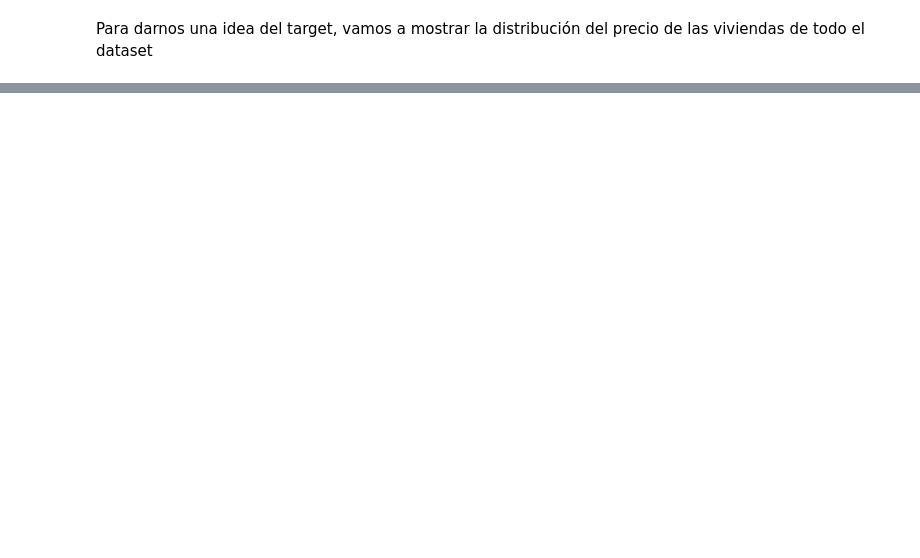
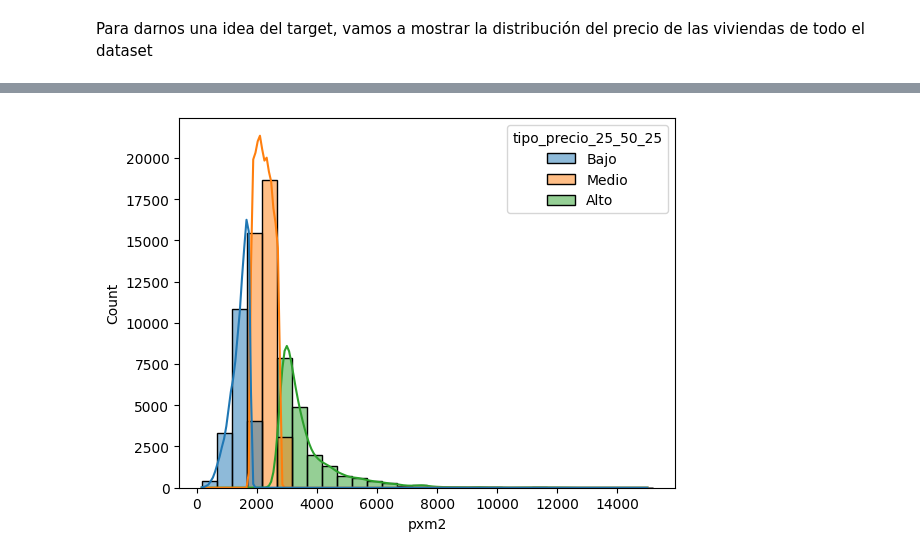
Before and after one commit to iankvdh/Organizacion-de-Datos-2C2022-GRUPO22, a Jupyter notebook: 7506R_TP1_GRUPO22_ENTREGA_CLASIFICACION.ipynb, the cells around one changed output, grey strips where cells are left out. Cells and saved outputs as stored; diff of their text form; code cells hidden in the pictures; blank space fills up the shorter version.

```diff
--- a/7506R_TP1_GRUPO22_ENTREGA_CLASIFICACION.ipynb
+++ b/7506R_TP1_GRUPO22_ENTREGA_CLASIFICACION.ipynb
@@ -298,0 +174,5 @@ NameError: name 'x_ejemplo1' is not defined
+# %%
+sns.histplot(data = viviendas_caba_train, x ='pxm2', hue = 'tipo_precio_25_50_25', binwidth=500, kde=True)
+plt.show()
+# %% [output]
+[figure, added]
```
Also changed, not shown: parts of 31 cells of this notebook, 1 other file.
